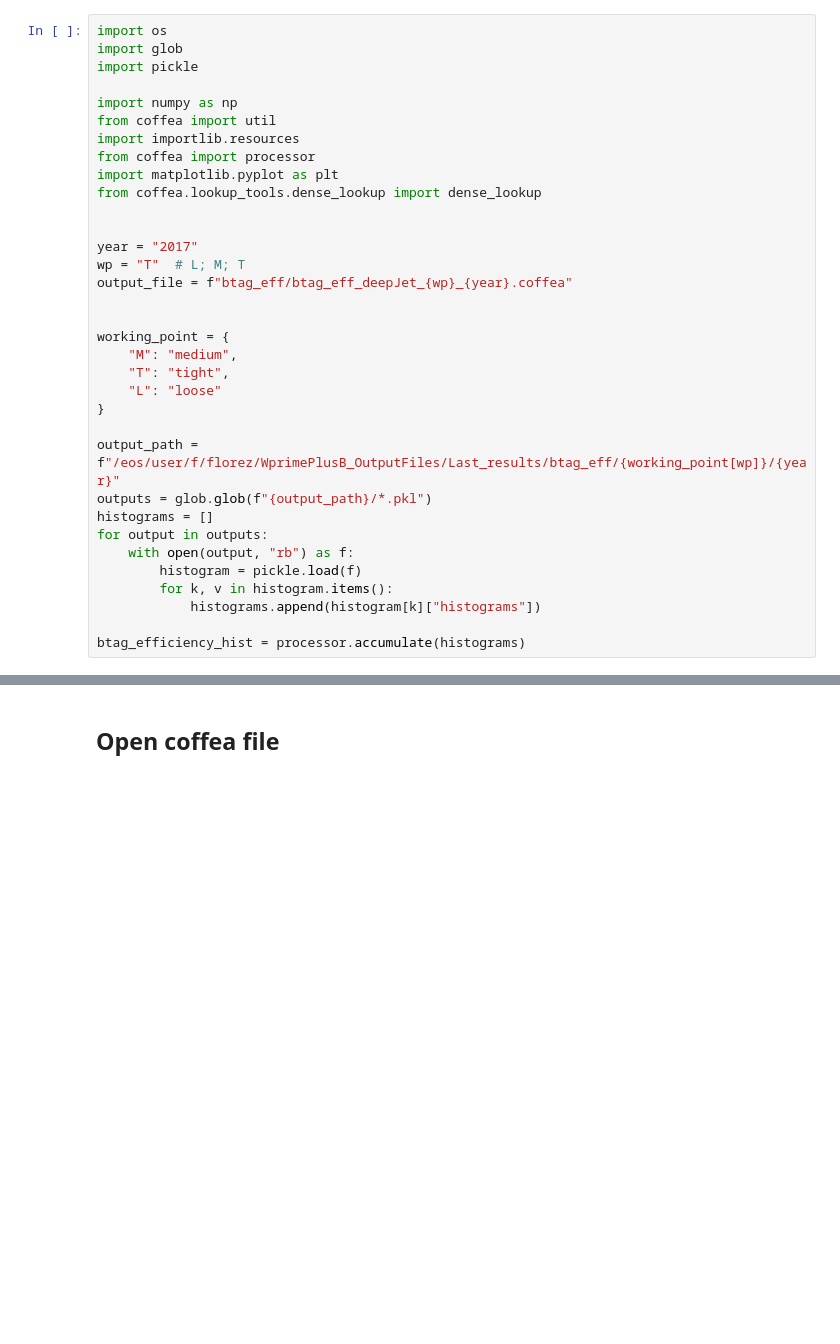
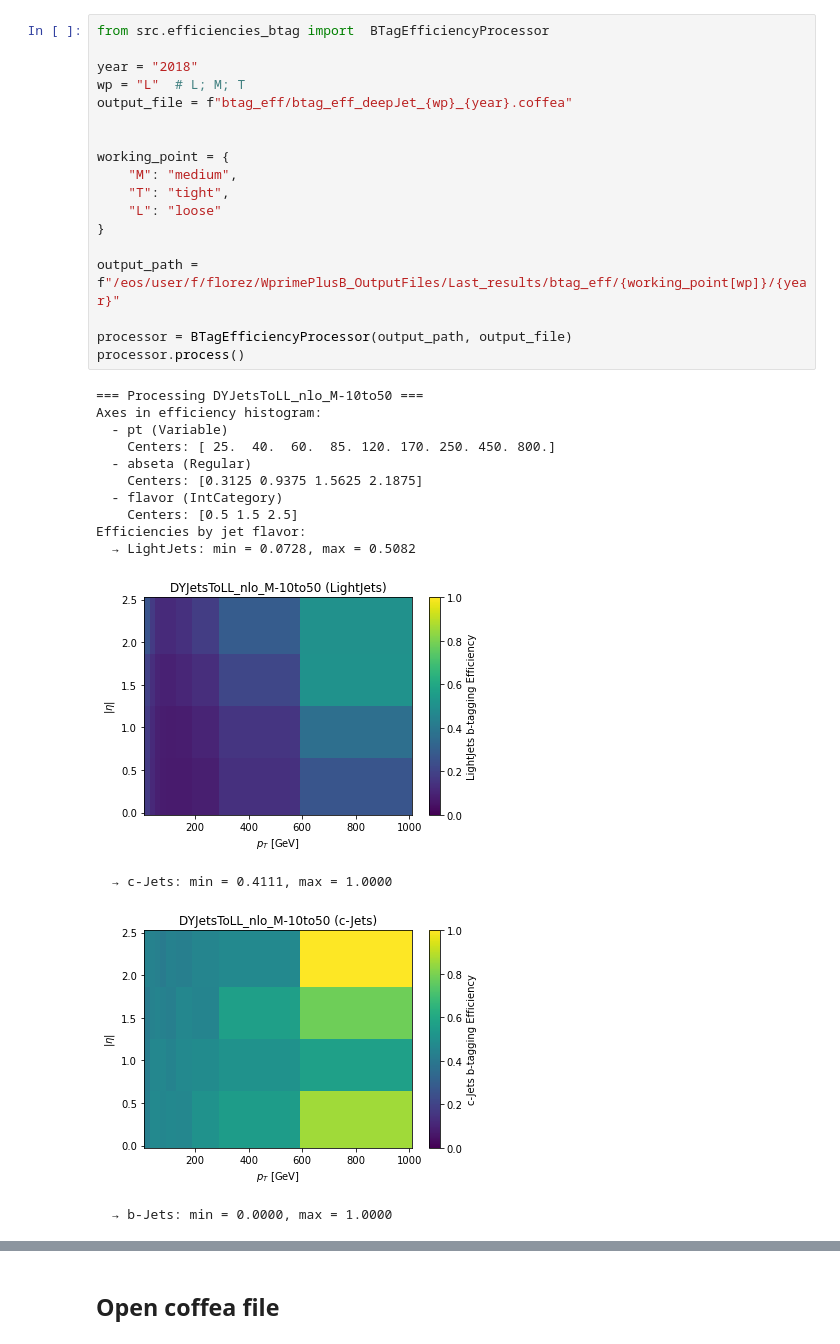
Before and after one commit to jreyesv063/Plotter, a Jupyter notebook: eff_btag.ipynb, the cells around one changed output, grey strips where cells are left out. Drawn from its saved outputs; the diff is of its cells as text; blank space fills up the shorter version.

Commit message:
Btag efficiency: Postptocess

```diff
--- a/eff_btag.ipynb
+++ b/eff_btag.ipynb
@@ -1,34 +1,33 @@
 # %%
-import os
-import glob
-import pickle
+from src.efficiencies_btag import  BTagEfficiencyProcessor
 
-import numpy as np
-from coffea import util
-import importlib.resources
-from coffea import processor
-import matplotlib.pyplot as plt
-from coffea.lookup_tools.dense_lookup import dense_lookup
-
-
-year = "2017"
-wp = "T"  # L; M; T
+year = "2018"
+wp = "L"  # L; M; T
 output_file = f"btag_eff/btag_eff_deepJet_{wp}_{year}.coffea"
 
 
 working_point = {
     "M": "medium",
     "T": "tight",
     "L": "loose"
 }
 
 output_path = f"/eos/user/f/florez/WprimePlusB_OutputFiles/Last_results/btag_eff/{working_point[wp]}/{year}"
-outputs = glob.glob(f"{output_path}/*.pkl")
-histograms = []
-for output in outputs:
-    with open(output, "rb") as f:
-        histogram = pickle.load(f)
-        for k, v in histogram.items():
-            histograms.append(histogram[k]["histograms"])
 
-btag_efficiency_hist = processor.accumulate(histograms)
+processor = BTagEfficiencyProcessor(output_path, output_file)
+processor.process()
+# %% [output]
+=== Processing DYJetsToLL_nlo_M-10to50 ===
+Axes in efficiency histogram:
+  - pt (Variable)
+    Centers: [ 25.  40.  60.  85. 120. 170. 250. 450. 800.]
+  - abseta (Regular)
+    Centers: [0.3125 0.9375 1.5625 2.1875]
+  - flavor (IntCategory)
+    Centers: [0.5 1.5 2.5]
+Efficiencies by jet flavor:
+  → LightJets: min = 0.0728, max = 0.5082
+[figure, added]
+  → c-Jets: min = 0.4111, max = 1.0000
+[figure, added]
+  → b-Jets: min = 0.0000, max = 1.0000
```
Also changed, not shown: parts of 10 cells of this notebook, 1 other file.
